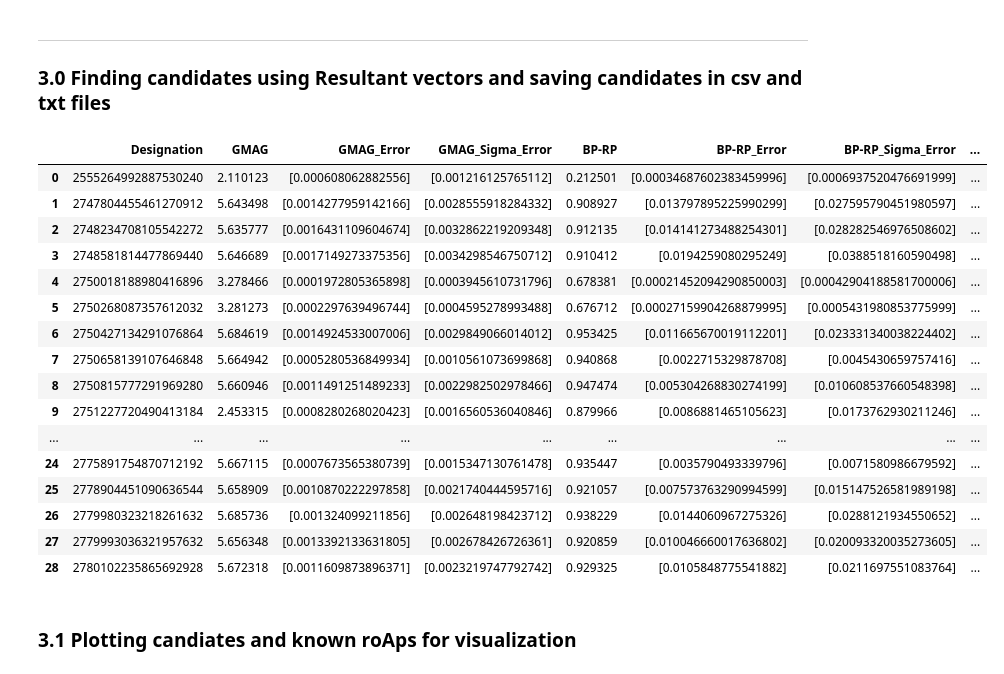
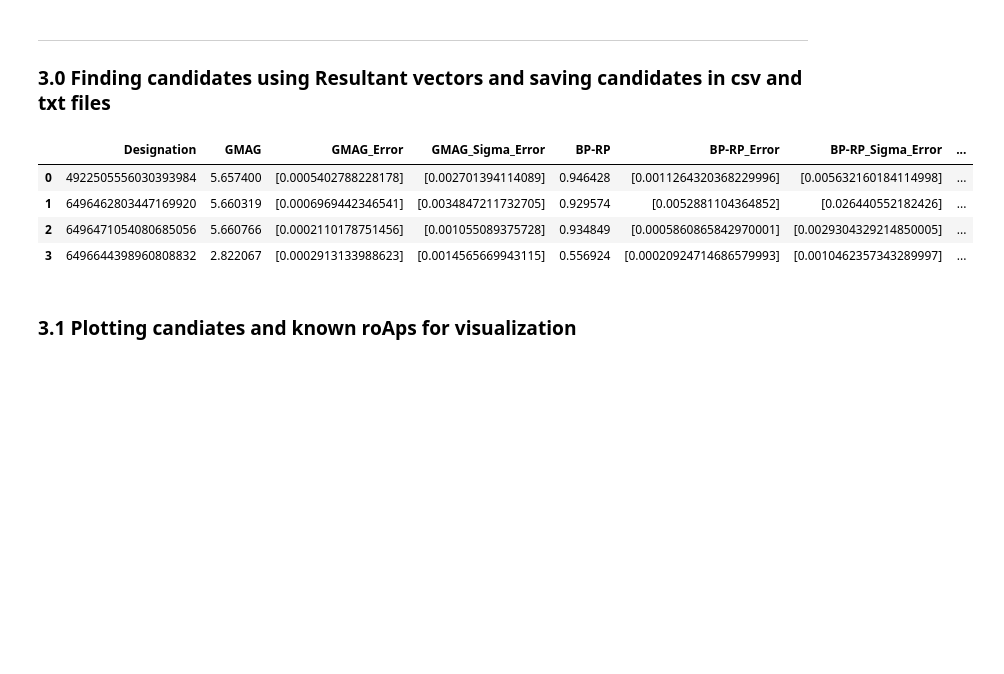
Before and after one commit to RavingRoss/roAp-Classification, a Jupyter notebook: Vectorization/**selection-classification.ipynb, the cells around one changed output. Drawn from its saved outputs; the diff is of its cells as text; code cells hidden in the pictures; blank space fills up the shorter version.

```diff
--- a/Vectorization/**selection-classification.ipynb
+++ b/Vectorization/**selection-classification.ipynb
@@ -382,40 +385,28 @@ plt.show()
 # %%
 gmcet = gmce.transpose()
 bp_rp_cet = bp_rp_ce.transpose()
 # R squared values for Cluster and roAp mag error
 cands = []
-n = 2 # User change the number of sigmas
+n = 5 # User change the number of sigmas
 # Calculating the averages
 avgx = np.mean(xr)
 avgy = np.mean(yr)
 # Doing vectorization to classify candidates
 for q in range(len(xc)):
     for i in range(len(xr)):
         if (n*abs(rD[i][q])) >= (abs(rd[i][q])):
             cands.append({'Designation':(clust['SOURCE_ID'])[q],'GMAG':(clust['GMAG0'])[q],'GMAG_Error':(gmcet)[q],'GMAG_Sigma_Error':(n*gmcet)[q],
                         'BP-RP':(clust['BP-RP0'])[q],'BP-RP_Error':(bp_rp_cet)[q],'BP-RP_Sigma_Error':(n*bp_rp_cet)[q],'Ratio-to-Sigma':((rd)[i][q])/((rD)[i][q])})
 cands = pd.DataFrame(cands)
 cands.to_csv('Data/roAp_NGC2264_Candidates.txt')
 cands.to_csv('Data/roAp_NGC2264_Candidates.csv')
 cands.head(n=len(cands))
 # %% [output]
 |  | Designation | GMAG | GMAG_Error | GMAG_Sigma_Error | BP-RP | BP-RP_Error | BP-RP_Sigma_Error | ... |
-| 0 | 2555264992887530240 | 2.110123 | [0.000608062882556] | [0.001216125765112] | 0.212501 | [0.00034687602383459996] | [0.0006937520476691999] | ... |
-| 1 | 2747804455461270912 | 5.643498 | [0.0014277959142166] | [0.0028555918284332] | 0.908927 | [0.013797895225990299] | [0.027595790451980597] | ... |
-| 2 | 2748234708105542272 | 5.635777 | [0.0016431109604674] | [0.0032862219209348] | 0.912135 | [0.014141273488254301] | [0.028282546976508602] | ... |
-| 3 | 2748581814477869440 | 5.646689 | [0.0017149273375356] | [0.0034298546750712] | 0.910412 | [0.0194259080295249] | [0.0388518160590498] | ... |
-| 4 | 2750018188980416896 | 3.278466 | [0.0001972805365898] | [0.0003945610731796] | 0.678381 | [0.00021452094290850003] | [0.00042904188581700006] | ... |
-| 5 | 2750268087357612032 | 3.281273 | [0.0002297639496744] | [0.0004595278993488] | 0.676712 | [0.00027159904268879995] | [0.0005431980853775999] | ... |
-| 6 | 2750427134291076864 | 5.684619 | [0.0014924533007006] | [0.0029849066014012] | 0.953425 | [0.011665670019112201] | [0.023331340038224402] | ... |
-| 7 | 2750658139107646848 | 5.664942 | [0.0005280536849934] | [0.0010561073699868] | 0.940868 | [0.0022715329878708] | [0.0045430659757416] | ... |
-| 8 | 2750815777291969280 | 5.660946 | [0.0011491251489233] | [0.0022982502978466] | 0.947474 | [0.005304268830274199] | [0.010608537660548398] | ... |
-| 9 | 2751227720490413184 | 2.453315 | [0.0008280268020423] | [0.0016560536040846] | 0.879966 | [0.0086881465105623] | [0.0173762930211246] | ... |
-| ... | ... | ... | ... | ... | ... | ... | ... | ... |
-| 24 | 2775891754870712192 | 5.667115 | [0.0007673565380739] | [0.0015347130761478] | 0.935447 | [0.0035790493339796] | [0.0071580986679592] | ... |
-| 25 | 2778904451090636544 | 5.658909 | [0.0010870222297858] | [0.0021740444595716] | 0.921057 | [0.007573763290994599] | [0.015147526581989198] | ... |
-| 26 | 2779980323218261632 | 5.685736 | [0.001324099211856] | [0.002648198423712] | 0.938229 | [0.0144060967275326] | [0.0288121934550652] | ... |
-| 27 | 2779993036321957632 | 5.656348 | [0.0013392133631805] | [0.002678426726361] | 0.920859 | [0.010046660017636802] | [0.020093320035273605] | ... |
-| 28 | 2780102235865692928 | 5.672318 | [0.0011609873896371] | [0.0023219747792742] | 0.929325 | [0.0105848775541882] | [0.0211697551083764] | ... |
+| 0 | 4922505556030393984 | 5.657400 | [0.0005402788228178] | [0.002701394114089] | 0.946428 | [0.0011264320368229996] | [0.005632160184114998] | ... |
+| 1 | 6496462803447169920 | 5.660319 | [0.0006969442346541] | [0.0034847211732705] | 0.929574 | [0.0052881104364852] | [0.026440552182426] | ... |
+| 2 | 6496471054080685056 | 5.660766 | [0.0002110178751456] | [0.001055089375728] | 0.934849 | [0.0005860865842970001] | [0.0029304329214850005] | ... |
+| 3 | 6496644398960808832 | 2.822067 | [0.0002913133988623] | [0.0014565669943115] | 0.556924 | [0.00020924714686579993] | [0.0010462357343289997] | ... |
 # %% [markdown]
 ### 3.1 Plotting candiates and known roAps for visualization
 # %%
```
Also changed, not shown: parts of 13 cells of this notebook, 11 other files.
